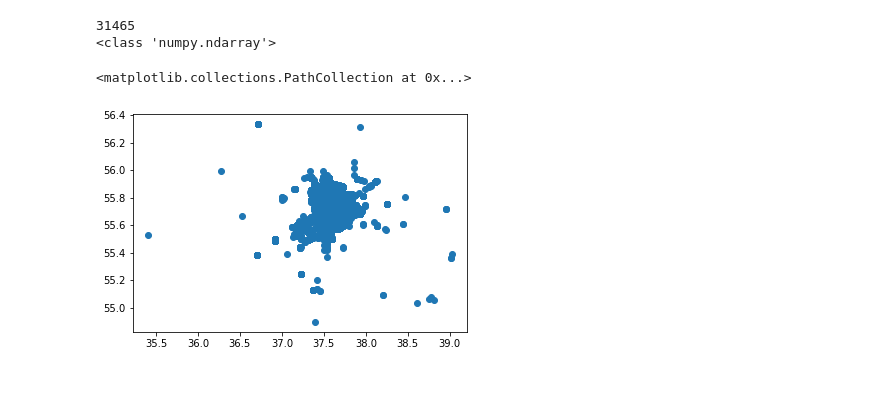
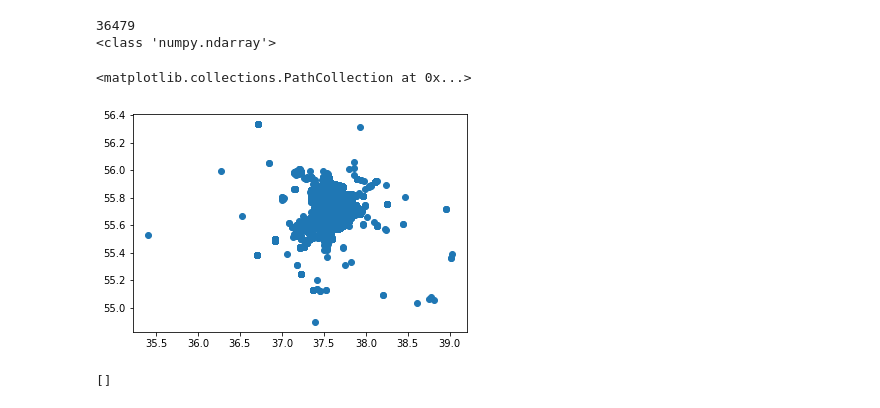
Before and after one commit to LIvanoff/moscow_clusters, a Jupyter notebook: moscow_clusters.ipynb, the cells around one changed output. Drawn from its saved outputs; the diff is of its cells as text; code cells hidden in the pictures.

```diff
--- a/moscow_clusters.ipynb
+++ b/moscow_clusters.ipynb
@@ -12,6 +12,6 @@ import time
 # %%
 import pandas as pd
 # %%
-houses = pd.read_excel('geo_houses_v2.xlsx')
+houses = pd.read_excel('dataset.xlsx')
 # %%
 houses = houses.drop('district', axis=1)
@@ -33,22 +18,22 @@ houses
 # %%
-latitude = houses['latitude'].tolist()
-longitude = houses['longitude'].tolist()
-latlong = []
-size = int(len(latitude))
+latitude_ = houses['latitude'].tolist()
+longitude_ = houses['longitude'].tolist()
+latlong_ = []
+size = int(len(latitude_))
 print(size)
 for i in range(0, size):
-    latlong.append([longitude[i],latitude[i]])
-np_latlong = np.asarray(latlong)
-print(type(np_latlong))
+    latlong_.append([longitude_[i],latitude_[i]])
+np_latlong_ = np.asarray(latlong_)
+print(type(np_latlong_))
 # %% [output]
-31465
+36479
 <class 'numpy.ndarray'>
 # %%
-X = np.vstack(np_latlong)
+X_ = np.vstack(np_latlong_)
 # %%
-plt.scatter(X[:,0],X[:,1], marker='o')
+plt.scatter(X_[:,0],X_[:,1], marker='o')
 # %% [output]
 <matplotlib.collections.PathCollection at 0x...>
-[figure, old version]
+[figure, new version]
 # %%
 count = 0
@@ -60,3 +47,7 @@ for i in range(1,31465):
     count +=1
 print("--- %s seconds ---" % (time.time() - start_time))
 print(count)
+# %%
+fail
+# %% [output]
+[]
```
Also changed, not shown: parts of 31 cells of this notebook.
